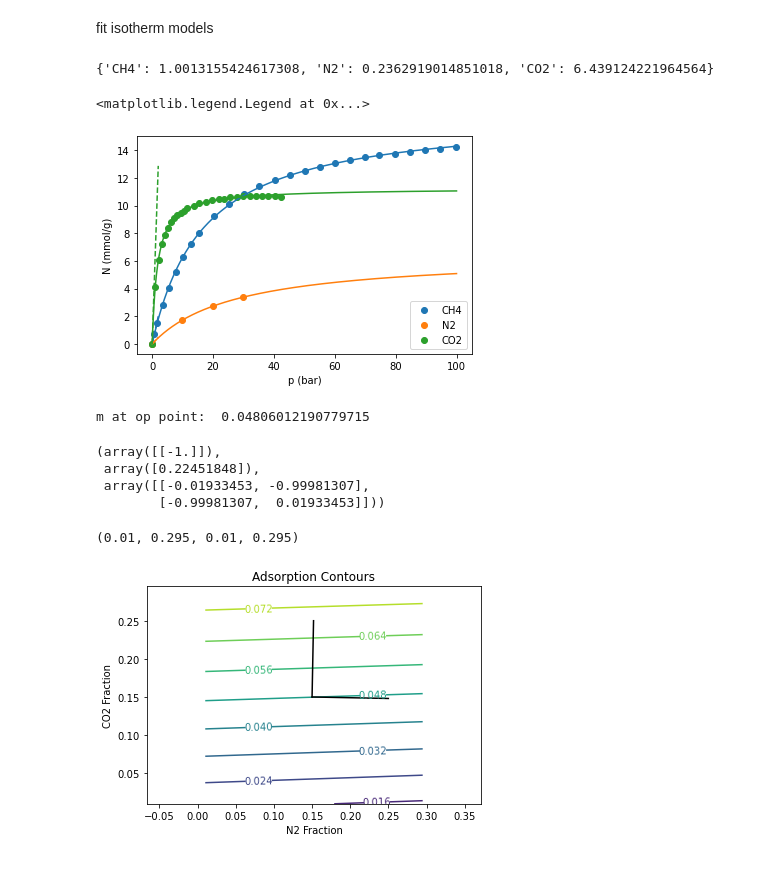
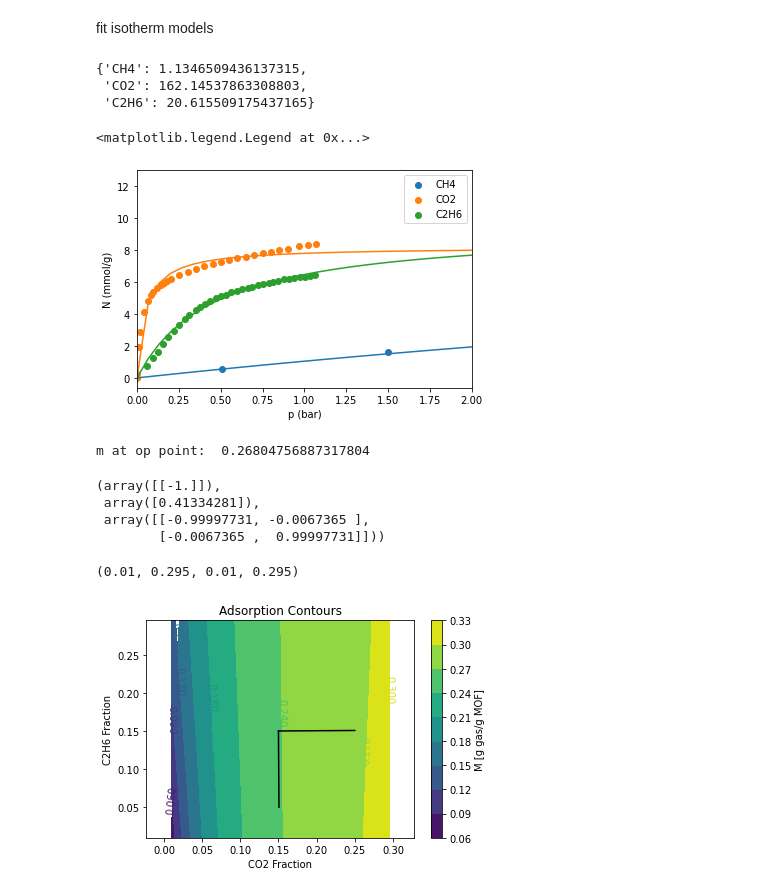
Before and after one commit to SimonEnsemble/unresponsive_directions_in_sensors, a Jupyter notebook: IAST.ipynb, the cells around one changed output. Saved outputs shown, nothing was run; the diff lists cells and outputs as text; code cells hidden in the pictures.

```diff
--- a/IAST.ipynb
+++ b/IAST.ipynb
@@ -7,13 +7,13 @@ import ternary as tern
 import math
 import numdifftools as ndt
 # %%
-mof = "HKUST-1"
-xtal_density = {"HKUST-1": 879} # kg/m^3
+mof = "MgMOF74" # "HKUST-1"
+xtal_density = {"MgMOF74" : 914.87, "HKUST-1": 879.1} # kg/m^3
 # %%
 gases = ["CH4",
-         "N2",
+#          "N2",
          "CO2",
-#          "C2H6"
+         "C2H6"
         ]
 
 mol_wts = {"N2" : 28., "CH4" : 16., "CO2" : 44.009, "C2H6" : 30.07}
@@ -31,7 +31,15 @@ unit conversions
 isotherm_data["CH4"]["N(mmol/g)"] = isotherm_data["CH4"]["cm3/g"] / 22.4
 
 if "N2" in isotherm_data:
-    isotherm_data["N2"]["p(bar)"] = isotherm_data["N2"]["p(MPa)"] * 10
+    if mof == "MgMOF74":
+        isotherm_data["N2"]["p(bar)"] = isotherm_data["N2"]["P(mbar)"] * 0.001
+    else:
+        isotherm_data["N2"]["p(bar)"] = isotherm_data["N2"]["p(MPa)"] * 10
+
+if "CO2" in isotherm_data:
+    if mof == "MgMOF74":
+        isotherm_data["CO2"]["p(bar)"] = isotherm_data["CO2"]["P(mbar)"] * 0.001
+
 
 if "C2H6" in isotherm_data:
     isotherm_data["C2H6"]["p(bar)"] = isotherm_data["C2H6"]["P(mmHg)"] / 750.062
@@ -48,27 +56,29 @@ for gas in gases:
 henrys = dict(zip(gases, [isotherms[gas].params['M'] * isotherms[gas].params['K']  for gas in gases]))
 henrys
 # %% [output]
-{'CH4': 1.0013155424617308, 'N2': 0.2362919014851018, 'CO2': 6.439124221964564}
+{'CH4': 1.1346509436137315,
+ 'CO2': 162.14537863308803,
+ 'C2H6': 20.615509175437165}
 # %%
 gas_to_color = dict(zip(gases, ["C{0}".format(i) for i in range(len(gases))]))
 # %%
 plt.figure()
 
-p_range = np.linspace(0, 100, 500)
+p_range = np.linspace(0, 100, 1500)
 
 for gas in gases:
     plt.scatter(isotherm_data[gas]["p(bar)"], isotherm_data[gas]["N(mmol/g)"],
                 marker='o', label=gas, color=gas_to_color[gas])
     plt.plot(p_range, isotherms[gas].loading(p_range))
     p_small = np.linspace(0.0, 2.0)
-    plt.plot(p_small, henrys[gas] * p_small, linestyle="--", color=gas_to_color[gas])
-# plt.xlim(0, 5)
+#     plt.plot(p_small, henrys[gas] * p_small, linestyle="--", color=gas_to_color[gas])
+plt.xlim(0, 2)
 plt.xlabel("p (bar)")
 plt.ylabel("N (mmol/g)")
 plt.legend()
 # %% [output]
 <matplotlib.legend.Legend at 0x...>
-[figure, old version]
+[figure, new version]
 # %%
 def adsorbed_mass(mol_fxns):
     q = iast.iast(mol_fxns, [isotherms[gas] for gas in gases], warningoff=True)
@@ -94,29 +104,30 @@ J = ndt.Jacobian(adsorbed_mass, method="forward")
 j_op = J(op_pt)[0][1:]
 v1, v2 = np.linalg.svd([j_op])[2]
 # %% [output]
-m at op point:  0.04806012190779715
+m at op point:  0.26804756887317804
 # %%
 np.linalg.svd([j_op])
 # %% [output]
 (array([[-1.]]),
- array([0.22451848]),
- array([[-0.01933453, -0.99981307],
-        [-0.99981307,  0.01933453]]))
+ array([0.41334281]),
+ array([[-0.99997731, -0.0067365 ],
+        [-0.0067365 ,  0.99997731]]))
 # %%
 # v1, v2 = np.linalg.svd([[henrys[gas] for gas in gases][1:]])[2]
 # %%
 fig, ax = plt.subplots()
-CS = ax.contour(X, Y, Z)
+CS = ax.contourf(X, Y, Z)
+plt.colorbar(CS, label="M [g gas/g MOF]")
 ax.clabel(CS, inline=True, fontsize=10)
 ax.set_title('Adsorption Contours')
 ax.set_xlabel(gases[1] + " Fraction")
 ax.set_ylabel(gases[2] + " Fraction")
 plt.plot([op_pt[1], op_pt[1] - v1[0]/10], [op_pt[2], op_pt[2] - v1[1]/10], color='k')
 plt.plot([op_pt[1], op_pt[1] - v2[0]/10], [op_pt[2], op_pt[2] - v2[1]/10], color='k')
 plt.axis("equal")
 # %% [output]
 (0.01, 0.295, 0.01, 0.295)
-[figure, old version]
+[figure, new version]
 # %%
 def V(x, y, z):
     x, y, z = x[0][0], y[0][0], z[0][0]
```
Also changed, not shown: parts of 2 cells of this notebook, 2 other files.
